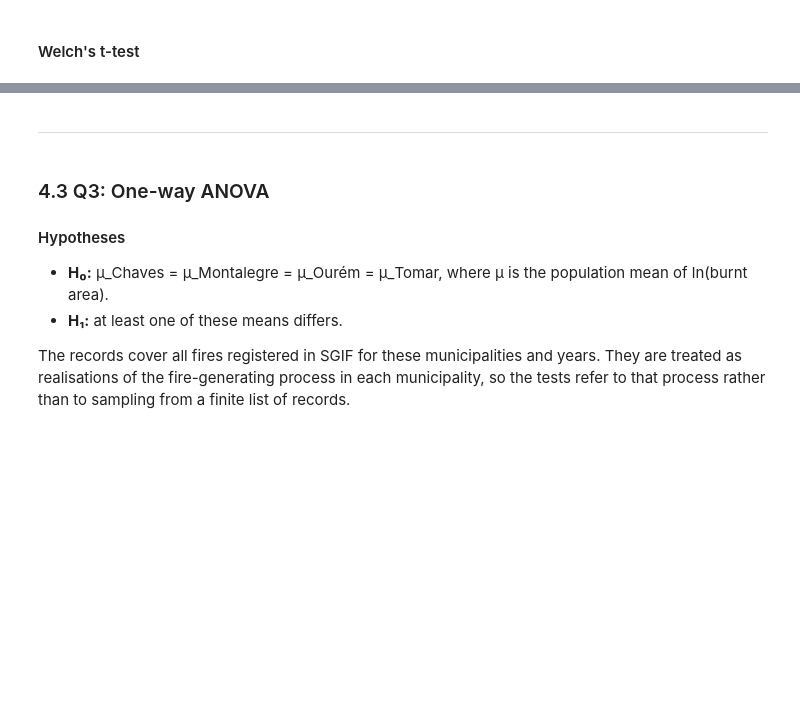
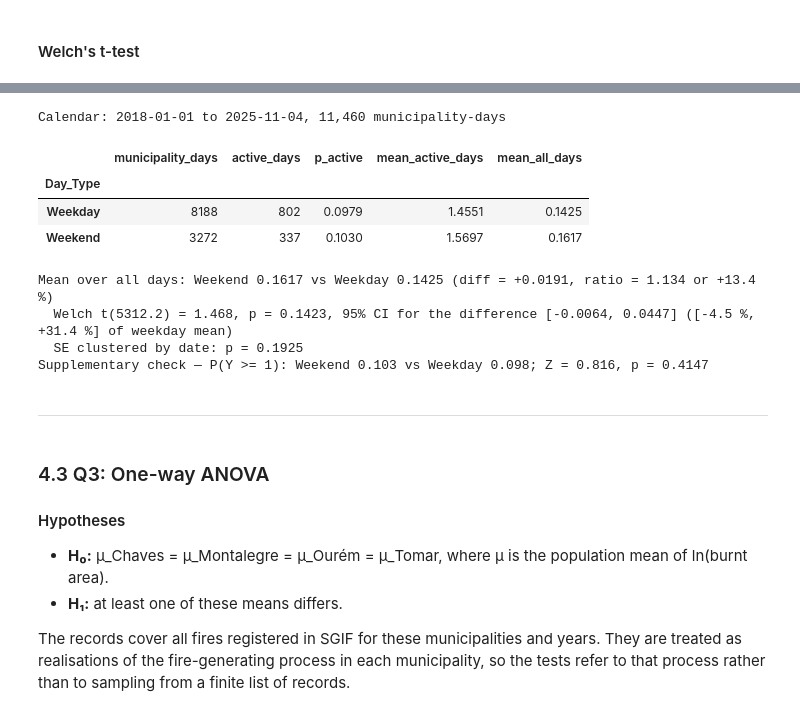
Before and after one commit to isabelamer/FCED_project, a Jupyter notebook: wildfires.ipynb, the cells around one changed output, grey strips where cells are left out. Cells and saved outputs as stored; diff of their text form; code cells hidden in the pictures; blank space fills up the shorter version.

```diff
--- a/wildfires.ipynb
+++ b/wildfires.ipynb
@@ -1347,3 +1345,53 @@ t-statistic: -0.5662, p-value: 0.5715
+# %%
+# Full post-2017 calendar: every municipality x day from 1 Jan 2018 to the last alert in the data
+last_day = df_final["DataHoraAlerta"].max().normalize()
+calendar = pd.MultiIndex.from_product([MUNICIPALITIES, pd.date_range("2018-01-01", last_day)], names=["Concelho", "Date"])
+cal = (post_data.set_index(["Concelho", "Date"])["Daily_Ignitions_Count"]
+       .reindex(calendar, fill_value=0).reset_index())
+cal["Day_Type"] = pd.Categorical(np.where(cal["Date"].dt.day_of_week >= 5, "Weekend", "Weekday"), categories=DAY_ORDER)
+assert cal["Daily_Ignitions_Count"].sum() == post_data["Daily_Ignitions_Count"].sum()
+print(f"Calendar: {cal['Date'].min():%Y-%m-%d} to {cal['Date'].max():%Y-%m-%d}, {len(cal):,} municipality-days")
+
+# Decomposition E[Y] = P(Y >= 1) x E[Y | Y >= 1]
+decomp = cal.groupby("Day_Type", observed=False)["Daily_Ignitions_Count"].agg(
+    municipality_days="size",
+    active_days=lambda y: (y > 0).sum(),
+    p_active=lambda y: (y > 0).mean(),
+    mean_active_days=lambda y: y[y > 0].mean(),
+    mean_all_days="mean",
+)
+display(decomp.round(4))
+
+y_we = cal.loc[cal["Day_Type"] == "Weekend", "Daily_Ignitions_Count"]
+y_wd = cal.loc[cal["Day_Type"] == "Weekday", "Daily_Ignitions_Count"]
+
+# (a) unconditional mean: Welch's t-test and the same difference with standard errors clustered by date
+t_all = stats.ttest_ind(y_we, y_wd, equal_var=False)
+ci_all = t_all.confidence_interval(0.95)
+diff_all = y_we.mean() - y_wd.mean()
+print(f"Mean over all days: Weekend {y_we.mean():.4f} vs Weekday {y_wd.mean():.4f} "
+      f"(diff = {diff_all:+.4f}, ratio = {y_we.mean() / y_wd.mean():.3f} or {100 * (y_we.mean() / y_wd.mean() - 1):+.1f} %)")
+print(f"  Welch t({t_all.df:.1f}) = {t_all.statistic:.3f}, p = {t_all.pvalue:.4f}, "
+      f"95% CI for the difference [{ci_all.low:.4f}, {ci_all.high:.4f}] "
+      f"([{100 * ci_all.low / y_wd.mean():+.1f} %, {100 * ci_all.high / y_wd.mean():+.1f} %] of weekday mean)")
+ols_all = smf.ols("Daily_Ignitions_Count ~ weekend", data=cal.assign(weekend=(cal["Day_Type"] == "Weekend").astype(int))).fit(
+    cov_type="cluster", cov_kwds={"groups": pd.factorize(cal["Date"])[0]})
+print(f"  SE clustered by date: p = {ols_all.pvalues['weekend']:.4f}")
+
+# (b) supplementary check on probability of an active day: two-proportion Z-test
+z_act, p_act = smp.proportions_ztest([(y_we > 0).sum(), (y_wd > 0).sum()], [len(y_we), len(y_wd)])
+print(f"Supplementary check — P(Y >= 1): Weekend {(y_we > 0).mean():.3f} vs Weekday {(y_wd > 0).mean():.3f}; "
+      f"Z = {z_act:.3f}, p = {p_act:.4f}")
+# %% [output]
+Calendar: 2018-01-01 to 2025-11-04, 11,460 municipality-days
+|  | municipality_days | active_days | p_active | mean_active_days | mean_all_days |
+| Day_Type |  |  |  |  |  |
+| Weekday | 8188 | 802 | 0.0979 | 1.4551 | 0.1425 |
+| Weekend | 3272 | 337 | 0.1030 | 1.5697 | 0.1617 |
+Mean over all days: Weekend 0.1617 vs Weekday 0.1425 (diff = +0.0191, ratio = 1.134 or +13.4 %)
+  Welch t(5312.2) = 1.468, p = 0.1423, 95% CI for the difference [-0.0064, 0.0447] ([-4.5 %, +31.4 %] of weekday mean)
+  SE clustered by date: p = 0.1925
+Supplementary check — P(Y >= 1): Weekend 0.103 vs Weekday 0.098; Z = 0.816, p = 0.4147
 # %% [markdown]
 ---
 # %% [markdown]
```
Also changed, not shown: parts of 26 cells of this notebook, 7 other files.
